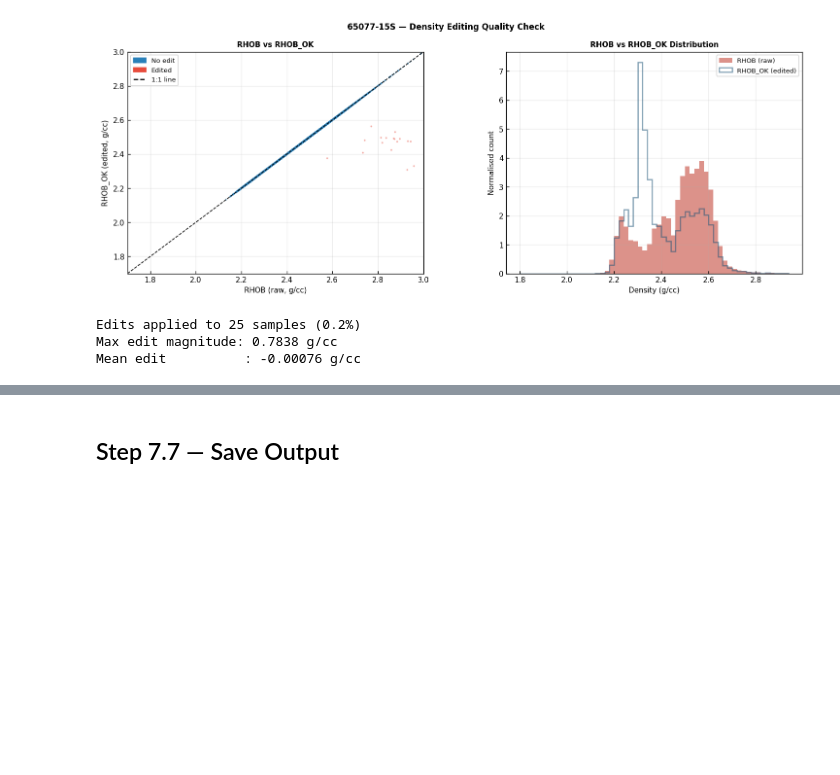
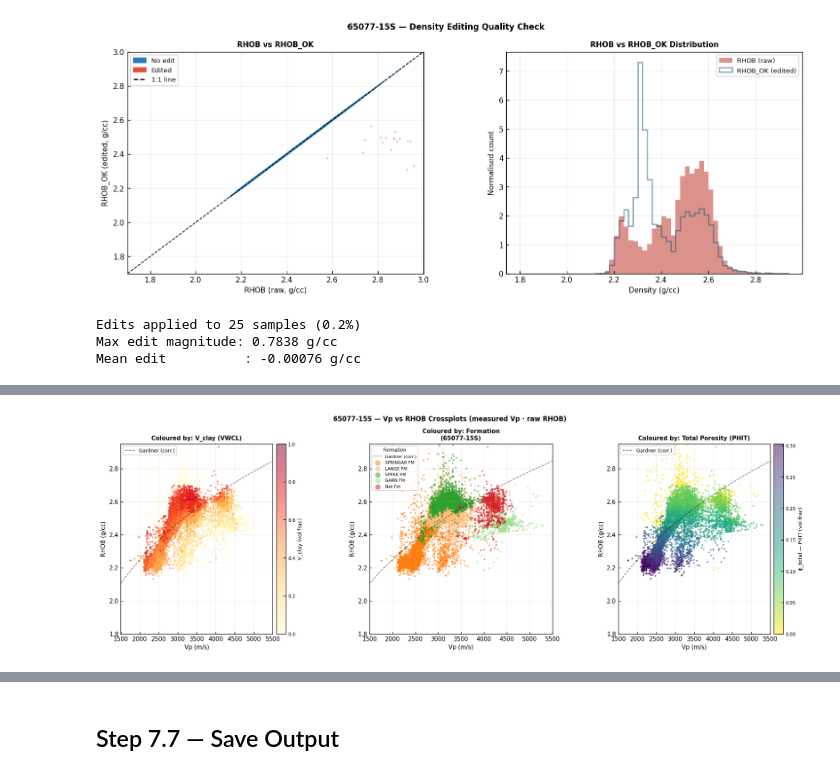
Before and after one commit to ABDunbar/petro-rock, a Jupyter notebook: notebooks/07_density_editing.ipynb, the cells around one changed output, grey strips where cells are left out. Saved outputs shown, nothing was run; the diff lists cells and outputs as text; code cells hidden in the pictures; blank space fills up the shorter version.

Commit message:
added Vp-Rho crossplots

```diff
--- a/notebooks/07_density_editing.ipynb
+++ b/notebooks/07_density_editing.ipynb
@@ -453,0 +465,92 @@ Mean edit          : -0.00076 g/cc
+# %%
+# ── Vp vs RHOB crossplots ────────────────────────────────────────────────────
+from well_config import form_colours
+import matplotlib.patches as mpatches
+
+# Assign formation labels (not done earlier in this notebook)
+if 'FORMATION' not in sub.columns:
+    top_list_xp = sorted(TOPS_MD.items(), key=lambda x: x[1])
+    sub['FORMATION'] = 'Other'
+    for _name, _md_top in top_list_xp:
+        sub.loc[sub.index >= _md_top, 'FORMATION'] = _name
+
+FORM_COLORS_XP = form_colours(TOPS_MD.keys())
+
+# Filter: measured Vp AND raw RHOB both valid
+xp_mask = sub['VP'].notna() & sub['RHOB'].notna()
+xp = sub[xp_mask].copy()
+print(f'Crossplot data: {len(xp):,} samples (measured VP + raw RHOB)')
+for col in ['VWCL', 'PHIT']:
+    avail = xp[col].notna().sum() if col in xp.columns else 0
+    print(f'  {col}: {avail:,} valid values')
+
+# Gardner reference trend (corrected)
+_vp_trend    = np.linspace(1500, 6000, 300)
+_rhob_trend  = GARDNER_A * _vp_trend ** GARDNER_B + global_offset
+
+fig, axes = plt.subplots(1, 3, figsize=(16, 5.5))
+fig.subplots_adjust(left=0.06, right=0.97, top=0.87, bottom=0.13, wspace=0.36)
+
+VP_LIM   = (1500, 5500)
+RHOB_LIM = (1.80, 2.95)
+
+def _base_ax(ax):
+    ax.plot(_vp_trend, _rhob_trend, 'k--', lw=1.0, alpha=0.55, label='Gardner (corr.)')
+    ax.set_xlim(*VP_LIM)
+    ax.set_ylim(*RHOB_LIM)
+    ax.set_xlabel('Vp (m/s)', fontsize=9)
+    ax.set_ylabel('RHOB (g/cc)', fontsize=9)
+    ax.grid(True, alpha=0.2)
+
+# ── Panel 1: coloured by VWCL ────────────────────────────────────────────────
+ax = axes[0]
+_base_ax(ax)
+if 'VWCL' in xp.columns and xp['VWCL'].notna().any():
+    sc = ax.scatter(xp['VP'], xp['RHOB'], c=xp['VWCL'],
+                    cmap='YlOrRd', vmin=0, vmax=1,
+                    s=3, alpha=0.5, rasterized=True)
+    cb = plt.colorbar(sc, ax=ax, pad=0.02)
+    cb.set_label('V_clay (vol frac)', fontsize=8)
+    cb.ax.tick_params(labelsize=7)
+else:
+    ax.text(0.5, 0.5, 'VWCL not available', transform=ax.transAxes,
+            ha='center', va='center', fontsize=9, color='gray')
+ax.set_title(f'Coloured by: V_clay (VWCL)', fontsize=9, fontweight='bold')
+ax.legend(fontsize=7.5, loc='upper left')
+
+# ── Panel 2: coloured by formation ───────────────────────────────────────────
+ax = axes[1]
+_base_ax(ax)
+form_order = [name for name, _ in sorted(TOPS_MD.items(), key=lambda x: x[1])]
+for fname in form_order:
+    fd = xp[xp['FORMATION'] == fname]
+    if len(fd) == 0:
+        continue
+    ax.scatter(fd['VP'], fd['RHOB'],
+               color=FORM_COLORS_XP.get(fname, '#888888'),
+               s=3, alpha=0.5, rasterized=True, label=fname)
+ax.legend(fontsize=6.5, markerscale=4, loc='upper left',
+          title='Formation', title_fontsize=7)
+ax.set_title(f'Coloured by: Formation\n({WELL_NAME})', fontsize=9, fontweight='bold')
+
+# ── Panel 3: coloured by PHIT ─────────────────────────────────────────────────
+ax = axes[2]
+_base_ax(ax)
+if 'PHIT' in xp.columns and xp['PHIT'].notna().any():
+    phit_max = float(np.nanpercentile(xp['PHIT'], 99))
+    sc = ax.scatter(xp['VP'], xp['RHOB'], c=xp['PHIT'],
+                    cmap='viridis_r', vmin=0, vmax=phit_max,
+                    s=3, alpha=0.5, rasterized=True)
+    cb = plt.colorbar(sc, ax=ax, pad=0.02)
+    cb.set_label('ϕ_total — PHIT (vol frac)', fontsize=8)
+    cb.ax.tick_params(labelsize=7)
+else:
+    ax.text(0.5, 0.5, 'PHIT not available', transform=ax.transAxes,
+            ha='center', va='center', fontsize=9, color='gray')
+ax.set_title('Coloured by: Total Porosity (PHIT)', fontsize=9, fontweight='bold')
+ax.legend(fontsize=7.5, loc='upper left')
+
+fig.suptitle(f'{WELL_NAME} — Vp vs RHOB Crossplots (measured Vp · raw RHOB)',
+             fontsize=10, fontweight='bold')
+plt.show()
+# %% [output]
@@ -453,0 +560 @@ Mean edit          : -0.00076 g/cc
+[figure, added]
```
Also changed, not shown: parts of 4 cells of this notebook.
